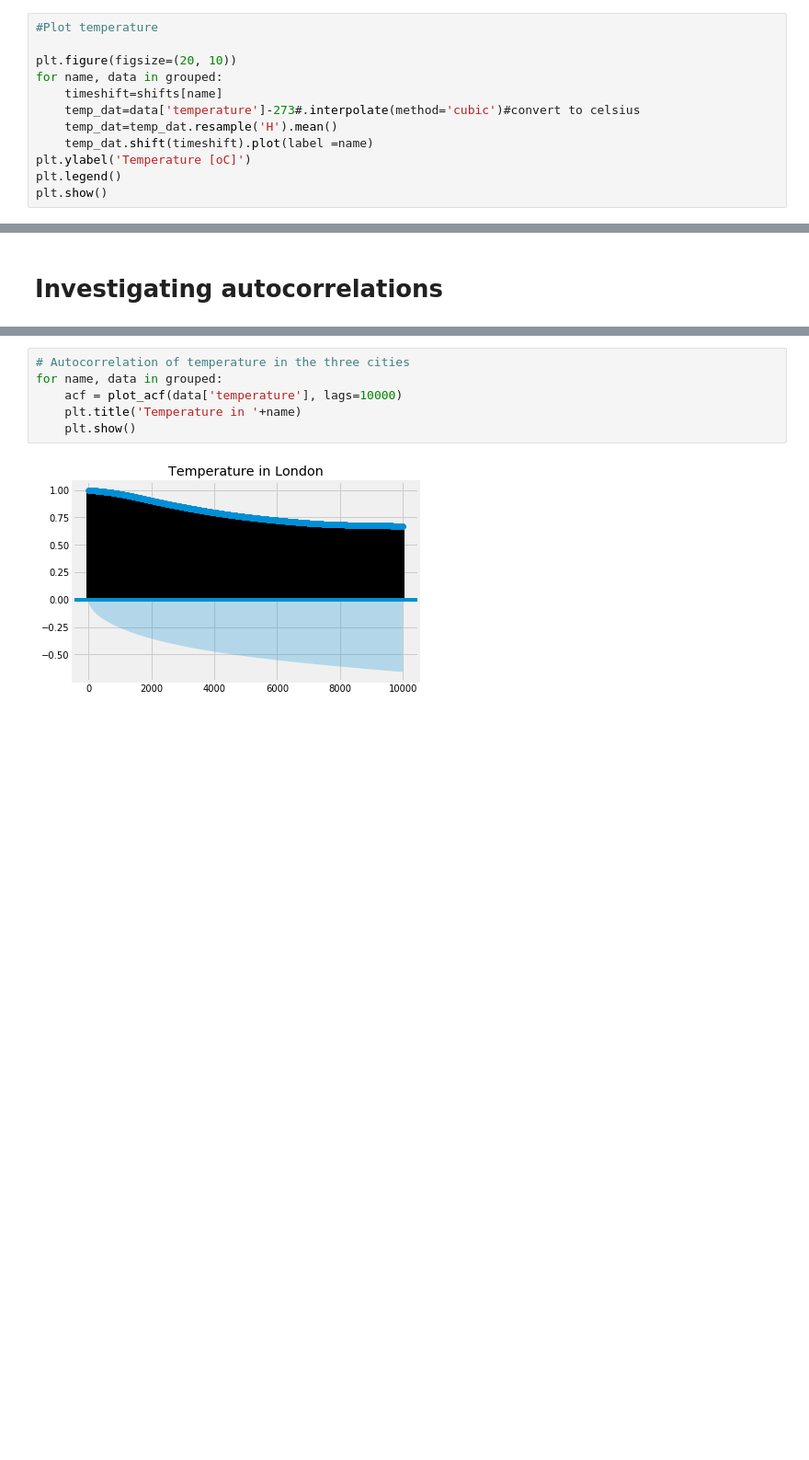
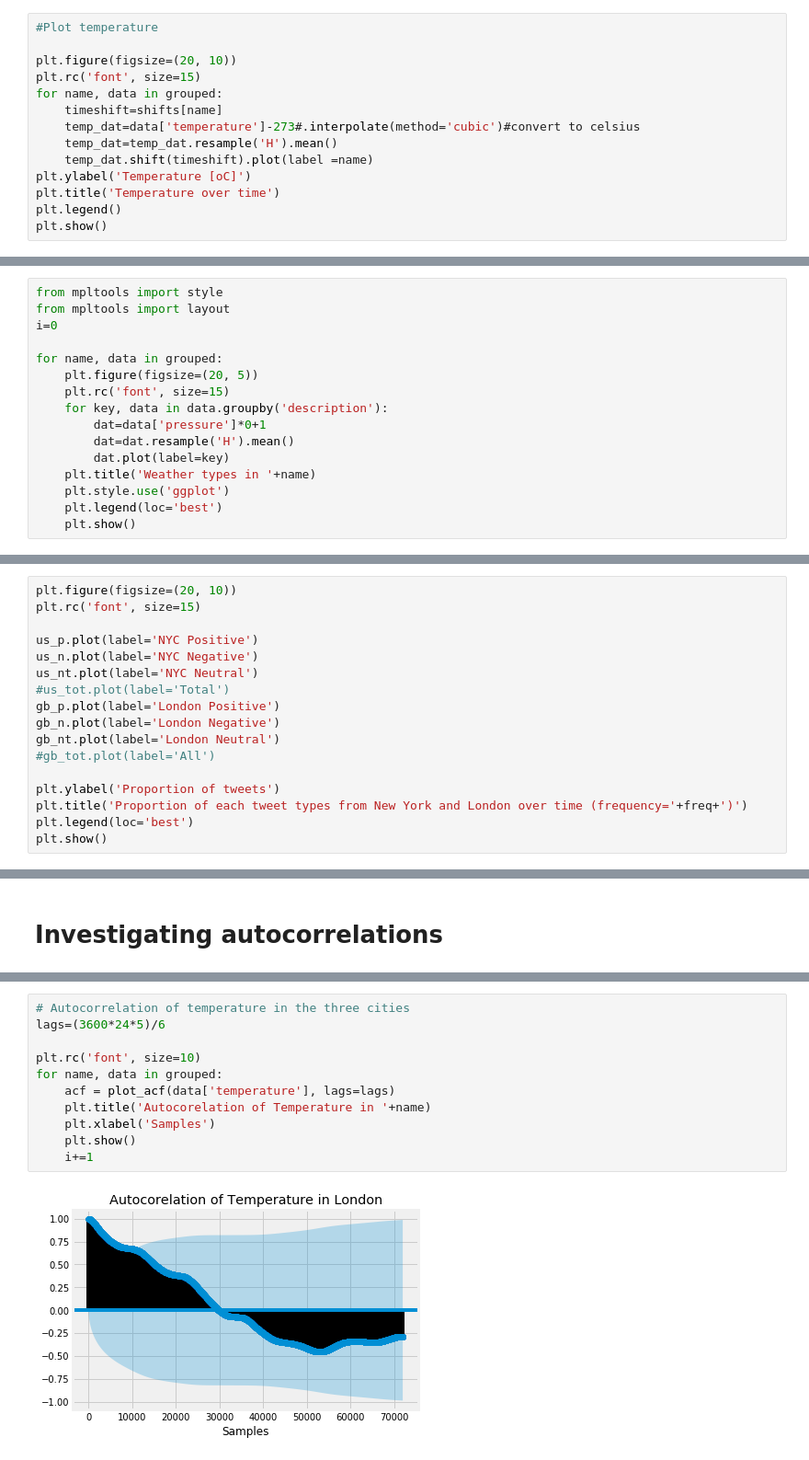
Before and after one commit to Kajotko/SIOT, a Jupyter notebook: Siot.ipynb, the cells around one changed output, grey strips where cells are left out. Shown at 92% size. Cells and saved outputs as stored; diff of their text form; blank space fills up the shorter version.

```diff
--- a/Siot.ipynb
+++ b/Siot.ipynb
@@ -94,12 +95,14 @@ KeyError: 'Column not found: 0'
 #Plot temperature
 
 plt.figure(figsize=(20, 10))
+plt.rc('font', size=15)
 for name, data in grouped:
     timeshift=shifts[name]
     temp_dat=data['temperature']-273#.interpolate(method='cubic')#convert to celsius
     temp_dat=temp_dat.resample('H').mean()
     temp_dat.shift(timeshift).plot(label =name)
 plt.ylabel('Temperature [oC]')
+plt.title('Temperature over time')
 plt.legend()
 plt.show()
 # %% [output]
@@ -106,0 +110,16 @@ plt.show()
+# %%
+from mpltools import style
+from mpltools import layout
+i=0
+
+for name, data in grouped:
+    plt.figure(figsize=(20, 5))
+    plt.rc('font', size=15)
+    for key, data in data.groupby('description'):
+        dat=data['pressure']*0+1
+        dat=dat.resample('H').mean()
+        dat.plot(label=key)
+    plt.title('Weather types in '+name)
+    plt.style.use('ggplot')
+    plt.legend(loc='best')
+    plt.show()
@@ -151,0 +184,17 @@ plt.show()
+# %%
+plt.figure(figsize=(20, 10))
+plt.rc('font', size=15)
+
+us_p.plot(label='NYC Positive')
+us_n.plot(label='NYC Negative')
+us_nt.plot(label='NYC Neutral')
+#us_tot.plot(label='Total')
+gb_p.plot(label='London Positive')
+gb_n.plot(label='London Negative')
+gb_nt.plot(label='London Neutral')
+#gb_tot.plot(label='All')
+
+plt.ylabel('Proportion of tweets')
+plt.title('Proportion of each tweet types from New York and London over time (frequency='+freq+')')
+plt.legend(loc='best')
+plt.show()
@@ -166,8 +217,13 @@ plt.show()
 # %%
 # Autocorrelation of temperature in the three cities
+lags=(3600*24*5)/6
+
+plt.rc('font', size=10)
 for name, data in grouped:
-    acf = plot_acf(data['temperature'], lags=10000)
-    plt.title('Temperature in '+name)
+    acf = plot_acf(data['temperature'], lags=lags)
+    plt.title('Autocorelation of Temperature in '+name)
+    plt.xlabel('Samples')
     plt.show()
+    i+=1
 # %% [output]
-[figure, old version]
+[figure, new version]
```
Also changed, not shown: parts of 18 cells of this notebook, 20 other files.
